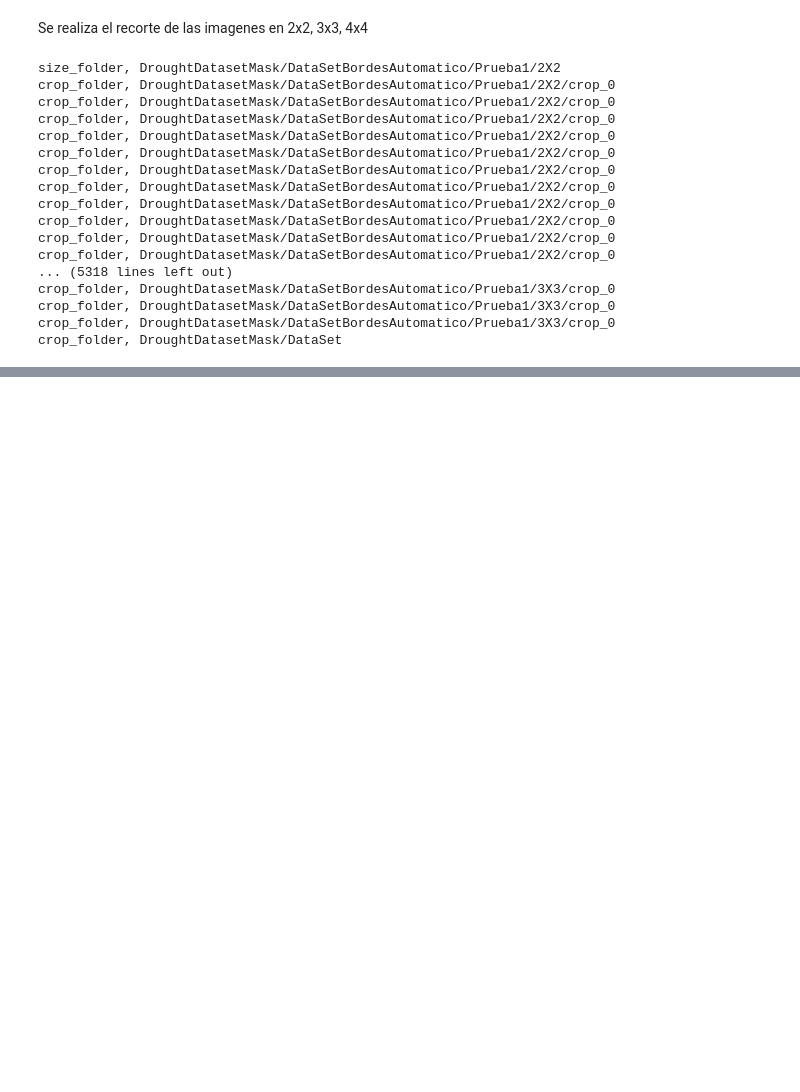
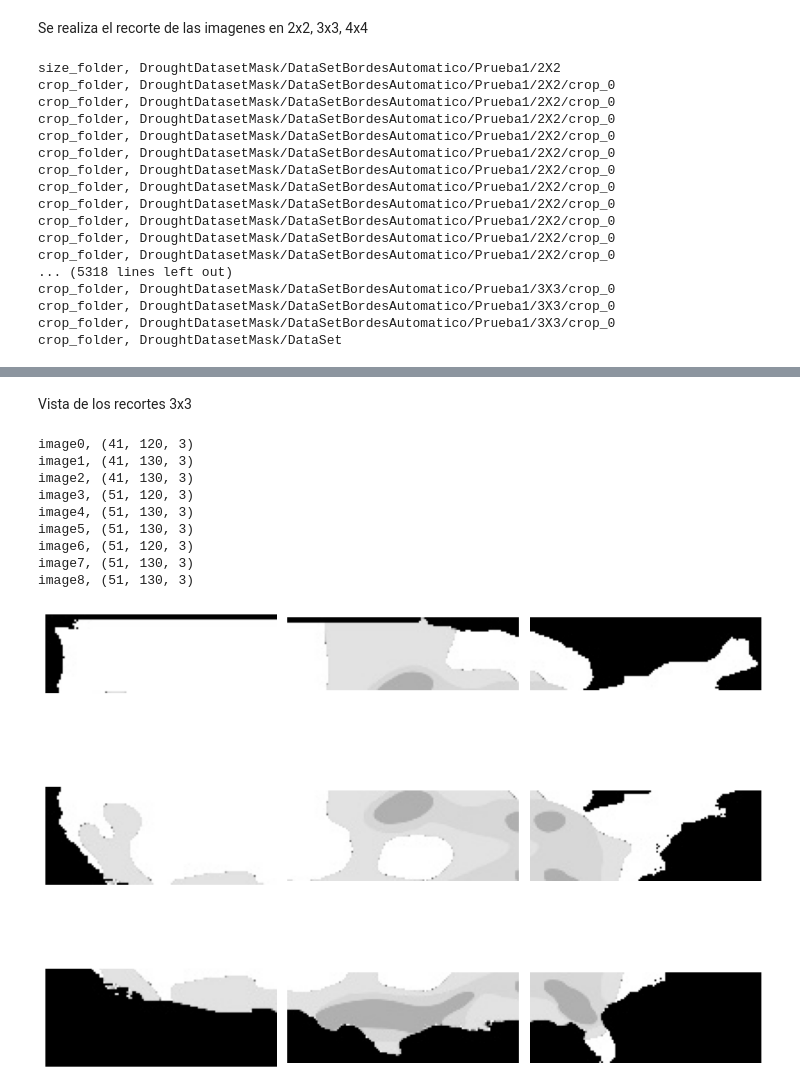
Before and after one commit to SahirReyes30/ImageXpartes, a Jupyter notebook: AjusteBordes.ipynb, the cells around one changed output, grey strips where cells are left out. Drawn from its saved outputs; the diff is of its cells as text; code cells hidden in the pictures; blank space fills up the shorter version.

```diff
--- a/AjusteBordes.ipynb
+++ b/AjusteBordes.ipynb
@@ -694,0 +771,67 @@ Image shape: (31, 90, 3)
+# %% [markdown]
+Vista de los recortes 3x3
+# %%
+import matplotlib.pyplot as plt
+import cv2
+
+# Load the images
+image0 = cv2.imread('DroughtDatasetMask/DataSetBordesAutomatico/Prueba1/3X3/crop_0/2000-01-04_3X3_0.jpg')
+image1 = cv2.imread('DroughtDatasetMask/DataSetBordesAutomatico/Prueba1/3X3/crop_1/2000-01-04_3X3_1.jpg')
+image2 = cv2.imread('DroughtDatasetMask/DataSetBordesAutomatico/Prueba1/3X3/crop_2/2000-01-04_3X3_2.jpg')
+
+image3 = cv2.imread('DroughtDatasetMask/DataSetBordesAutomatico/Prueba1/3X3/crop_3/2000-01-04_3X3_3.jpg')
+image4 = cv2.imread('DroughtDatasetMask/DataSetBordesAutomatico/Prueba1/3X3/crop_4/2000-01-04_3X3_4.jpg')
+image5 = cv2.imread('DroughtDatasetMask/DataSetBordesAutomatico/Prueba1/3X3/crop_5/2000-01-04_3X3_5.jpg')
+
+image6 = cv2.imread('DroughtDatasetMask/DataSetBordesAutomatico/Prueba1/3X3/crop_6/2000-01-04_3X3_6.jpg')
+image7 = cv2.imread('DroughtDatasetMask/DataSetBordesAutomatico/Prueba1/3X3/crop_7/2000-01-04_3X3_7.jpg')
+image8 = cv2.imread('DroughtDatasetMask/DataSetBordesAutomatico/Prueba1/3X3/crop_8/2000-01-04_3X3_8.jpg')
+
+print (f"image0, {image0.shape}")
+print (f"image1, {image1.shape}")
+print (f"image2, {image2.shape}")
+print (f"image3, {image3.shape}")
+print (f"image4, {image4.shape}")
+print (f"image5, {image5.shape}")
+print (f"image6, {image6.shape}")
+print (f"image7, {image7.shape}")
+print (f"image8, {image8.shape}")
+
+# Create a figure with subplots
+fig, axes = plt.subplots(3, 3, figsize=(10, 10))
+
+# Display the images
+axes[0, 0].imshow(cv2.cvtColor(image0, cv2.COLOR_BGR2RGB))
+axes[0, 0].axis('off')
+axes[0, 1].imshow(cv2.cvtColor(image1, cv2.COLOR_BGR2RGB))
+axes[0, 1].axis('off')
+axes[0, 2].imshow(cv2.cvtColor(image2, cv2.COLOR_BGR2RGB))
+axes[0, 2].axis('off')
+plt.tight_layout()
+axes[1, 0].imshow(cv2.cvtColor(image3, cv2.COLOR_BGR2RGB))
+axes[1, 0].axis('off')
+axes[1, 1].imshow(cv2.cvtColor(image4, cv2.COLOR_BGR2RGB))
+axes[1, 1].axis('off')
+axes[1, 2].imshow(cv2.cvtColor(image5, cv2.COLOR_BGR2RGB))
+axes[1, 2].axis('off')
+plt.tight_layout()
+axes[2, 0].imshow(cv2.cvtColor(image6, cv2.COLOR_BGR2RGB))
+axes[2, 0].axis('off')
+axes[2, 1].imshow(cv2.cvtColor(image7, cv2.COLOR_BGR2RGB))
+axes[2, 1].axis('off')
+axes[2, 2].imshow(cv2.cvtColor(image8, cv2.COLOR_BGR2RGB))
+axes[2, 2].axis('off')
+plt.tight_layout()
+# Show the figure
+plt.show()
+# %% [output]
+image0, (41, 120, 3)
+image1, (41, 130, 3)
+image2, (41, 130, 3)
+image3, (51, 120, 3)
+image4, (51, 130, 3)
+image5, (51, 130, 3)
+image6, (51, 120, 3)
+image7, (51, 130, 3)
+image8, (51, 130, 3)
+[figure, added]
```
Also changed, not shown: parts of 4 cells of this notebook.
